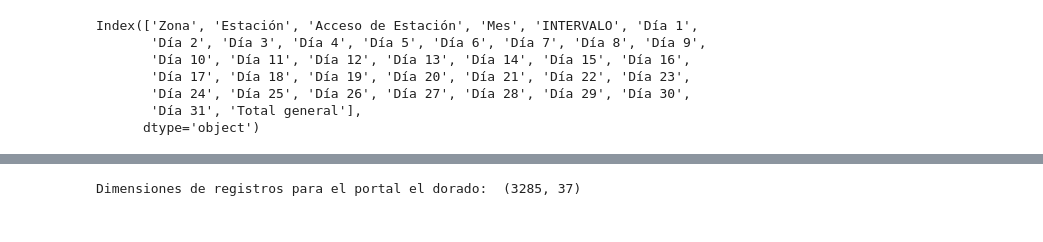
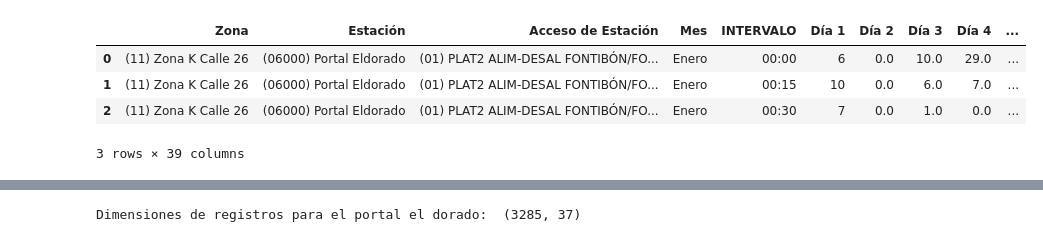
Before and after one commit to juanksRuiz/Public_Transport_Analysis, a Jupyter notebook: Analisis de salidas estacion TM enero a abril 2020.ipynb, the cells around one changed output, grey strips where cells are left out. Drawn from its saved outputs; the diff is of its cells as text; code cells hidden in the pictures.

```diff
--- a/Analisis de salidas estacion TM enero a abril 2020.ipynb
+++ b/Analisis de salidas estacion TM enero a abril 2020.ipynb
@@ -58,15 +43,13 @@ from statsmodels.tsa.statespace.sarimax import SARIMAX
 # %%
 df = pd.read_csv("consolidado-de-salidas-sistema-troncal-por-franja-horaria-enero-abril-2020.csv",
                  encoding='latin-1', header=0,sep=';')
+# %%
+df.head(3)
+# %% [output]
+|  | Zona | Estación | Acceso de Estación | Mes | INTERVALO | Día 1 | Día 2 | Día 3 | Día 4 | ... |
+| 0 | (11) Zona K Calle 26 | (06000) Portal Eldorado | (01) PLAT2 ALIM-DESAL FONTIBÓN/FO... | Enero | 00:00 | 6 | 0.0 | 10.0 | 29.0 | ... |
+| 1 | (11) Zona K Calle 26 | (06000) Portal Eldorado | (01) PLAT2 ALIM-DESAL FONTIBÓN/FO... | Enero | 00:15 | 10 | 0.0 | 6.0 | 7.0 | ... |
+| 2 | (11) Zona K Calle 26 | (06000) Portal Eldorado | (01) PLAT2 ALIM-DESAL FONTIBÓN/FO... | Enero | 00:30 | 7 | 0.0 | 1.0 | 0.0 | ... |
+3 rows × 39 columns
 # %%
 df = df.drop(columns=["Unnamed: 37","Unnamed: 38"])
-# %%
-print(df.columns)
-# %% [output]
-Index(['Zona', 'Estación', 'Acceso de Estación', 'Mes', 'INTERVALO', 'Día 1',
-       'Día 2', 'Día 3', 'Día 4', 'Día 5', 'Día 6', 'Día 7', 'Día 8', 'Día 9',
-       'Día 10', 'Día 11', 'Día 12', 'Día 13', 'Día 14', 'Día 15', 'Día 16',
-       'Día 17', 'Día 18', 'Día 19', 'Día 20', 'Día 21', 'Día 22', 'Día 23',
-       'Día 24', 'Día 25', 'Día 26', 'Día 27', 'Día 28', 'Día 29', 'Día 30',
-       'Día 31', 'Total general'],
-      dtype='object')
```
Also changed, not shown: parts of 53 cells of this notebook, 2 other files.
